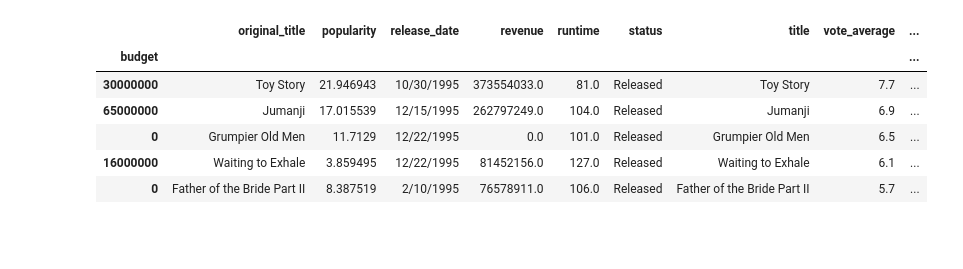
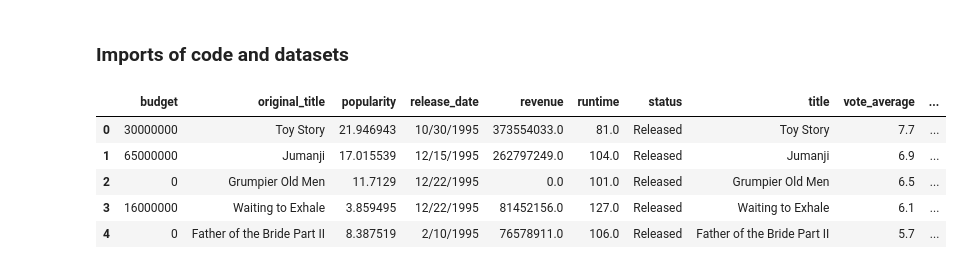
Before and after one commit to christinepuri/Group6, a Jupyter notebook: Database_cleansing_connecting.ipynb, the cells around one changed output. Drawn from its saved outputs; the diff is of its cells as text; code cells hidden in the pictures; blank space fills up the shorter version.

Commit message:
Adding further cleaning as well as start of the postgres query

```diff
--- a/Database_cleansing_connecting.ipynb
+++ b/Database_cleansing_connecting.ipynb
@@ -1,3 +1,5 @@
+# %% [markdown]
+### Imports of code and datasets
 # %%
 # Initial imports
 import pandas as pd
@@ -8,16 +12,15 @@ from sqlalchemy import create_engine
 # %%
 # Importing data and checking - Cleaned data
 file_path = "Resources/movies_oscars.csv"
-movies_clean_df = pd.read_csv(file_path,index_col=0)
+movies_clean_df = pd.read_csv(file_path)
 movies_clean_df.head()
 # %% [output]
-|  | original_title | popularity | release_date | revenue | runtime | status | title | vote_average | ... |
-| budget |  |  |  |  |  |  |  |  | ... |
-| 30000000 | Toy Story | 21.946943 | 10/30/1995 | 373554033.0 | 81.0 | Released | Toy Story | 7.7 | ... |
-| 65000000 | Jumanji | 17.015539 | 12/15/1995 | 262797249.0 | 104.0 | Released | Jumanji | 6.9 | ... |
-| 0 | Grumpier Old Men | 11.7129 | 12/22/1995 | 0.0 | 101.0 | Released | Grumpier Old Men | 6.5 | ... |
-| 16000000 | Waiting to Exhale | 3.859495 | 12/22/1995 | 81452156.0 | 127.0 | Released | Waiting to Exhale | 6.1 | ... |
-| 0 | Father of the Bride Part II | 8.387519 | 2/10/1995 | 76578911.0 | 106.0 | Released | Father of the Bride Part II | 5.7 | ... |
+|  | budget | original_title | popularity | release_date | revenue | runtime | status | title | vote_average | ... |
+| 0 | 30000000 | Toy Story | 21.946943 | 10/30/1995 | 373554033.0 | 81.0 | Released | Toy Story | 7.7 | ... |
+| 1 | 65000000 | Jumanji | 17.015539 | 12/15/1995 | 262797249.0 | 104.0 | Released | Jumanji | 6.9 | ... |
+| 2 | 0 | Grumpier Old Men | 11.7129 | 12/22/1995 | 0.0 | 101.0 | Released | Grumpier Old Men | 6.5 | ... |
+| 3 | 16000000 | Waiting to Exhale | 3.859495 | 12/22/1995 | 81452156.0 | 127.0 | Released | Waiting to Exhale | 6.1 | ... |
+| 4 | 0 | Father of the Bride Part II | 8.387519 | 2/10/1995 | 76578911.0 | 106.0 | Released | Father of the Bride Part II | 5.7 | ... |
 # %%
 # Importing data and checking - Original Movies data
 file_path2 = "Resources/movies_metadata.csv"
```
Also changed, not shown: parts of 22 cells of this notebook, 1 other file.
